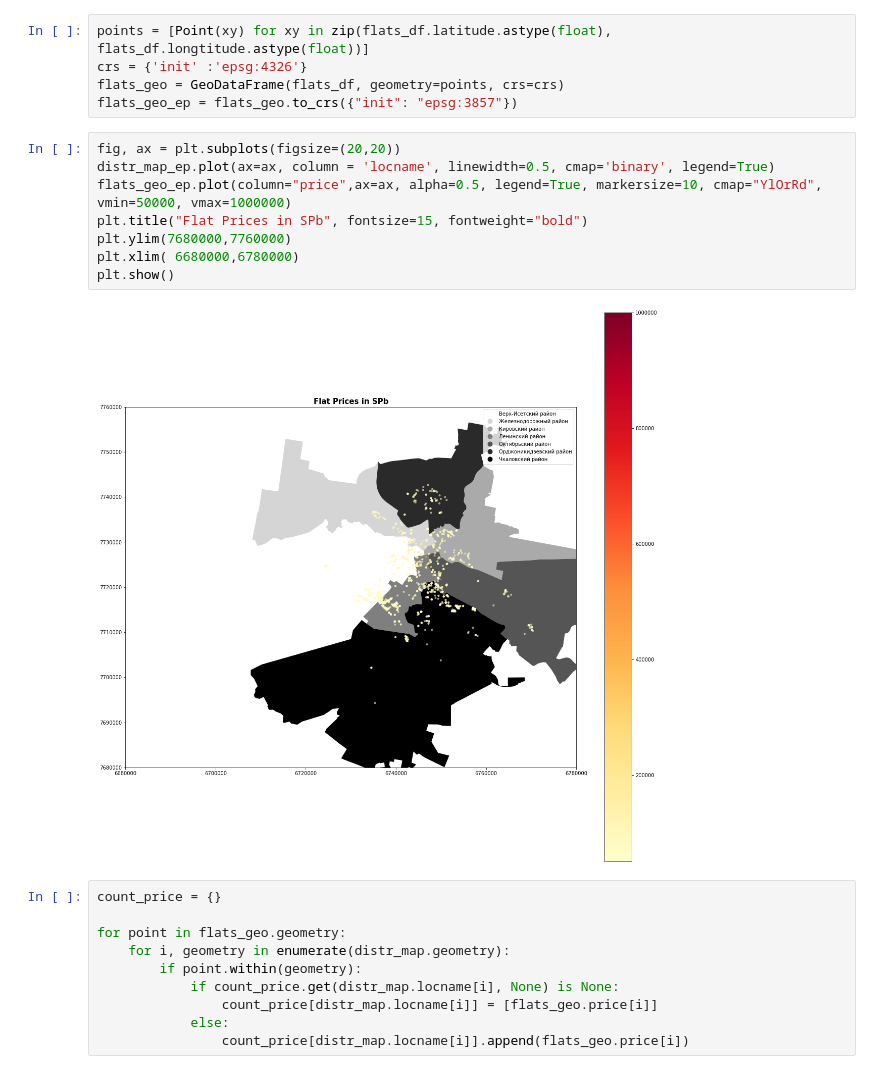
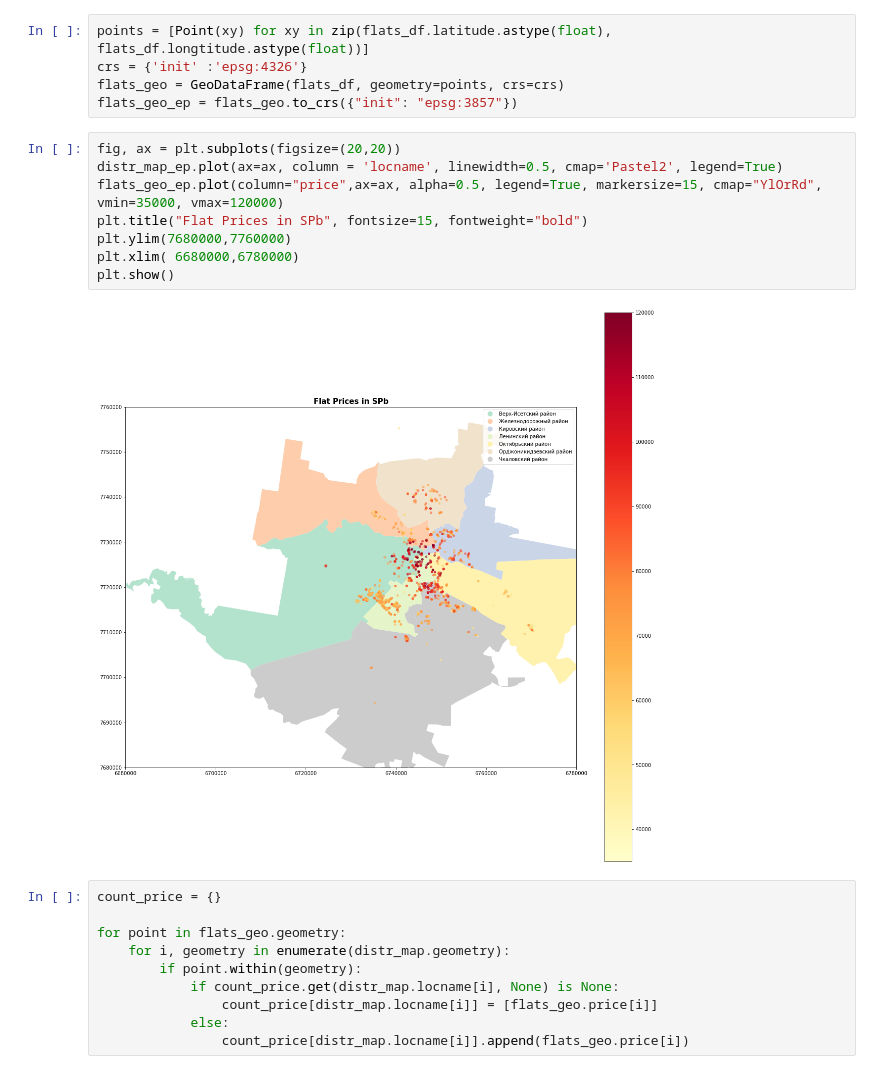
Before and after one commit to vitomed/EPAMFinalTask, a Jupyter notebook: avito/EKB_visualisation.ipynb, the cells around one changed output. Cells and saved outputs as stored; diff of their text form.

```diff
--- a/avito/EKB_visualisation.ipynb
+++ b/avito/EKB_visualisation.ipynb
@@ -37,14 +37,14 @@ flats_geo = GeoDataFrame(flats_df, geometry=points, crs=crs)
 flats_geo_ep = flats_geo.to_crs({"init": "epsg:3857"})
 # %%
 fig, ax = plt.subplots(figsize=(20,20))
-distr_map_ep.plot(ax=ax, column = 'locname', linewidth=0.5, cmap='binary', legend=True)
-flats_geo_ep.plot(column="price",ax=ax, alpha=0.5, legend=True, markersize=10, cmap="YlOrRd", vmin=50000, vmax=1000000)
+distr_map_ep.plot(ax=ax, column = 'locname', linewidth=0.5, cmap='Pastel2', legend=True)
+flats_geo_ep.plot(column="price",ax=ax, alpha=0.5, legend=True, markersize=15, cmap="YlOrRd", vmin=35000, vmax=120000)
 plt.title("Flat Prices in SPb", fontsize=15, fontweight="bold")
 plt.ylim(7680000,7760000)
 plt.xlim( 6680000,6780000)
 plt.show()
 # %% [output]
-[figure, old version]
+[figure, new version]
 # %%
 count_price = {}
 
```
